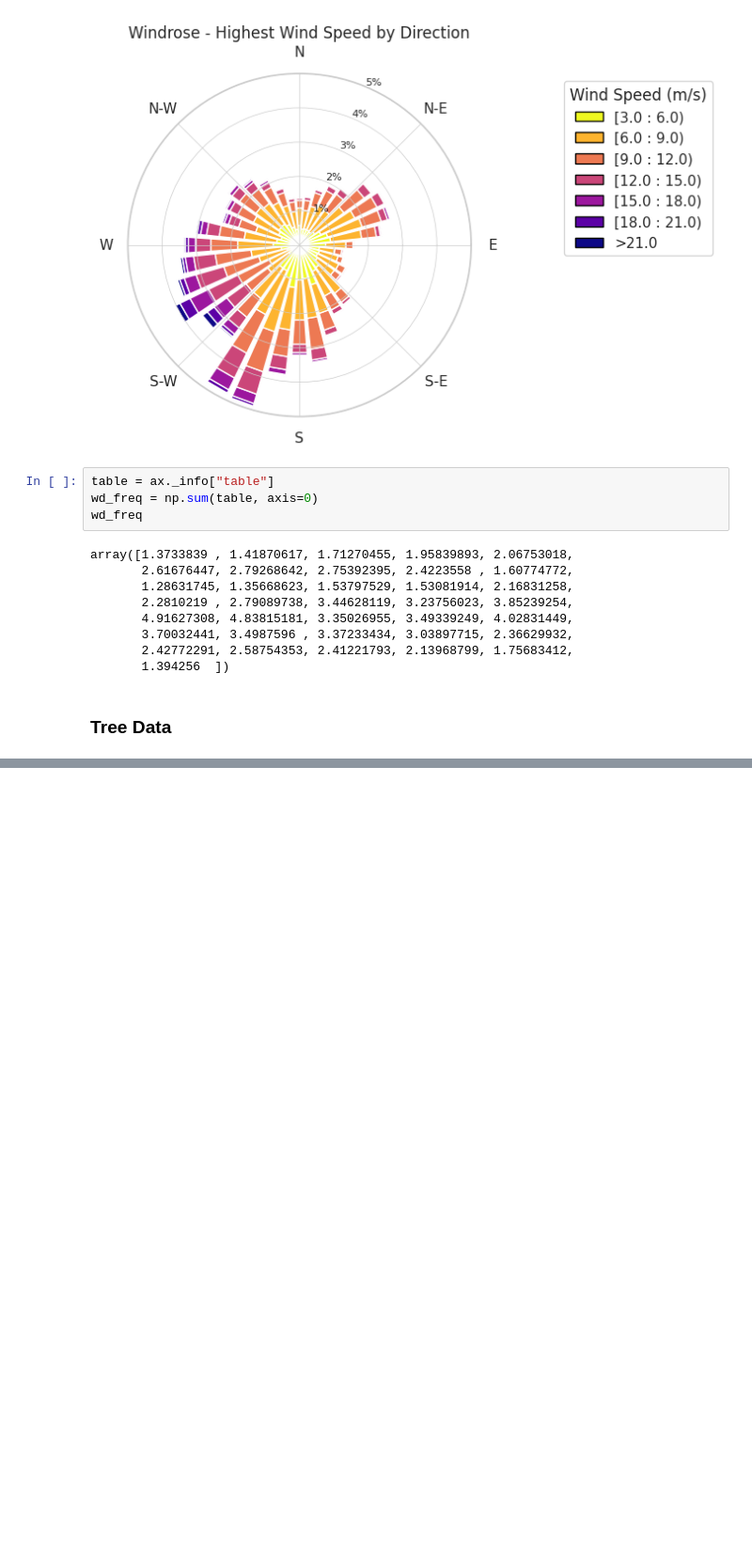
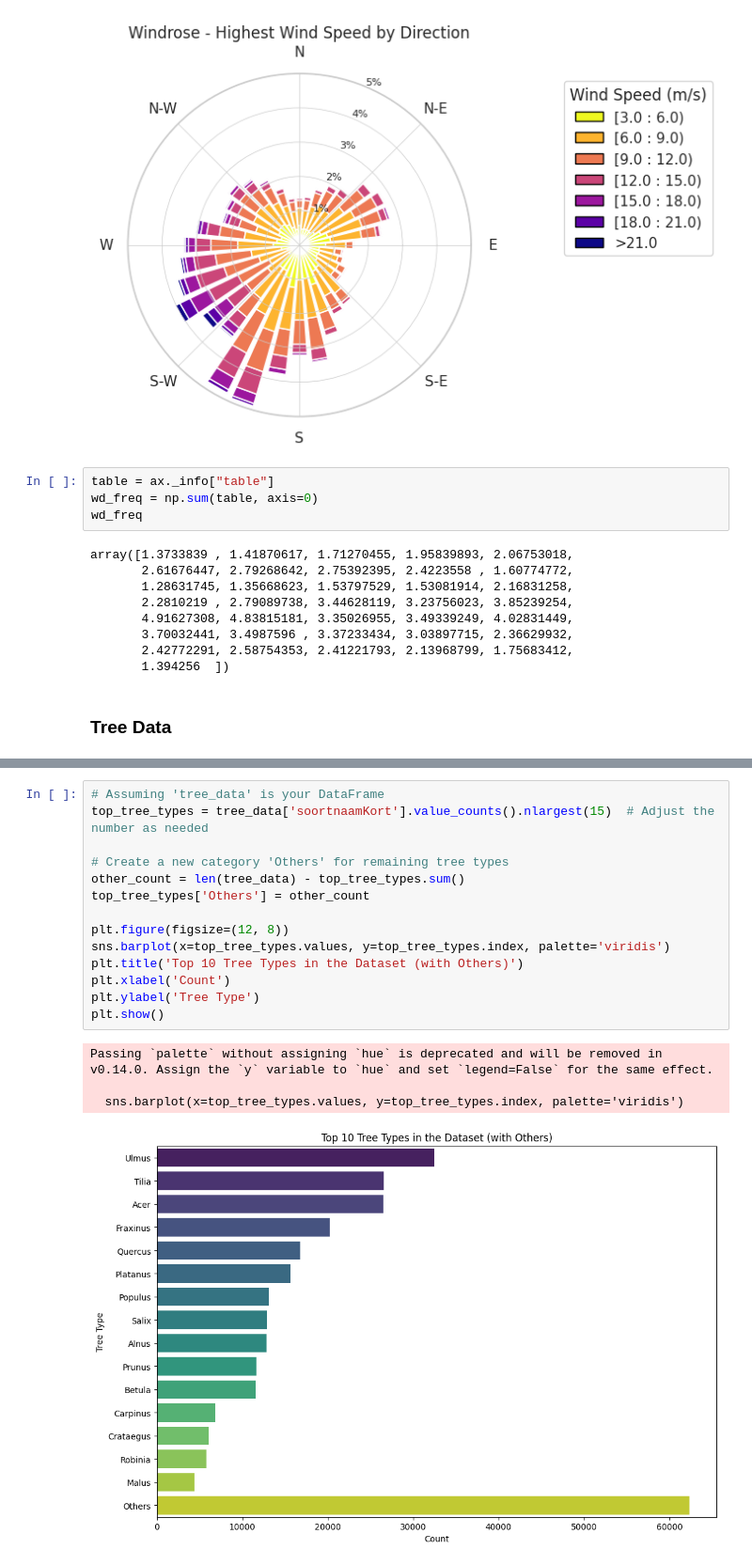
Before and after one commit to melchiorhering/DSP-Storm-Damage-on-Urban-Areas, a Jupyter notebook: src/notebooks/exploratory-data-analysis.ipynb, the cells around one changed output, grey strips where cells are left out. Shown at 94% size. Saved outputs shown, nothing was run; the diff lists cells and outputs as text; blank space fills up the shorter version.

```diff
--- a/src/notebooks/exploratory-data-analysis.ipynb
+++ b/src/notebooks/exploratory-data-analysis.ipynb
@@ -711,0 +755,19 @@ tree_data.head(n=5)
+# %%
+# Assuming 'tree_data' is your DataFrame
+top_tree_types = tree_data['soortnaamKort'].value_counts().nlargest(15)  # Adjust the number as needed
+
+# Create a new category 'Others' for remaining tree types
+other_count = len(tree_data) - top_tree_types.sum()
+top_tree_types['Others'] = other_count
+
+plt.figure(figsize=(12, 8))
+sns.barplot(x=top_tree_types.values, y=top_tree_types.index, palette='viridis')
+plt.title('Top 10 Tree Types in the Dataset (with Others)')
+plt.xlabel('Count')
+plt.ylabel('Tree Type')
+plt.show()
+# %% [output]
+Passing `palette` without assigning `hue` is deprecated and will be removed in v0.14.0. Assign the `y` variable to `hue` and set `legend=False` for the same effect.
+
+  sns.barplot(x=top_tree_types.values, y=top_tree_types.index, palette='viridis')
+[figure, added]
```
Also changed, not shown: parts of 13 cells of this notebook, 4 other files.
